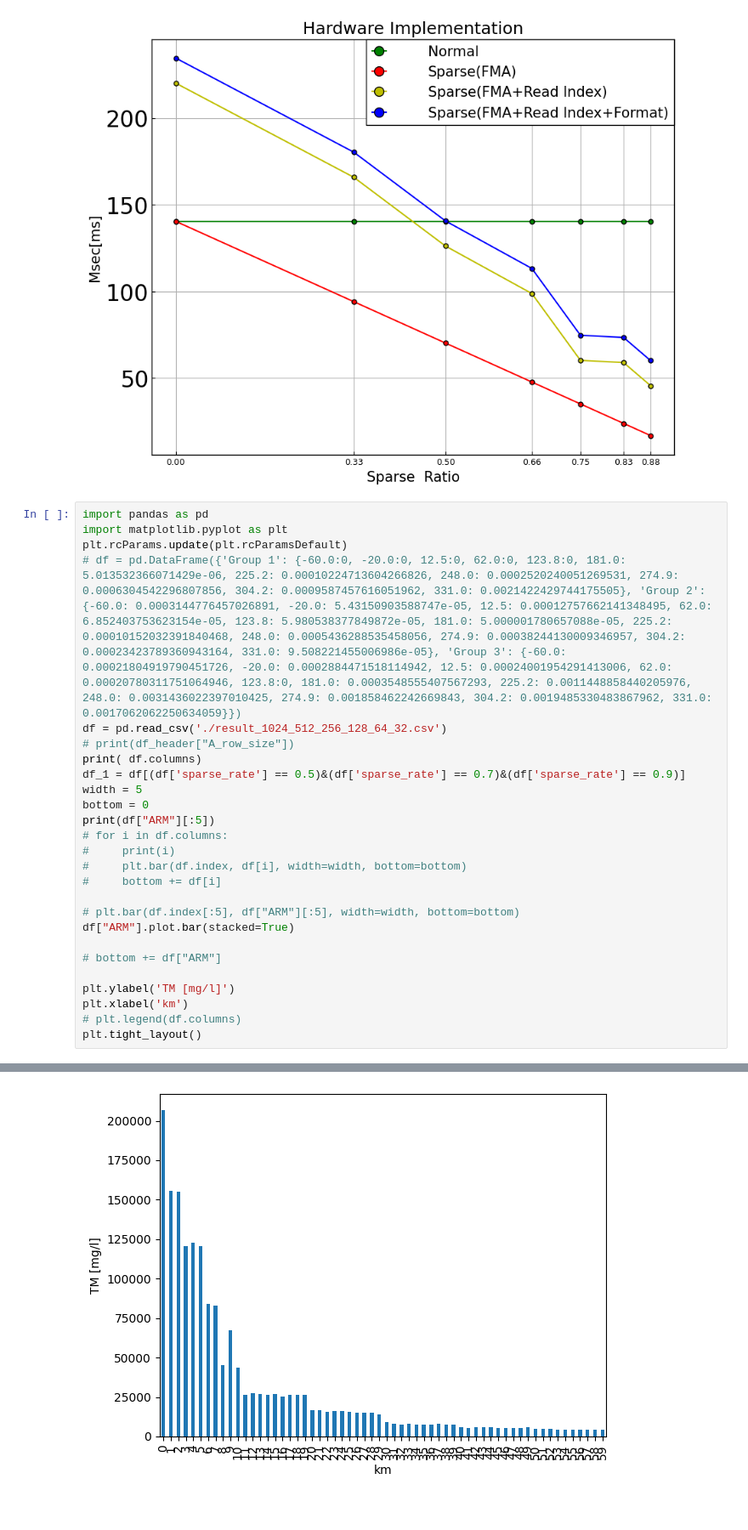
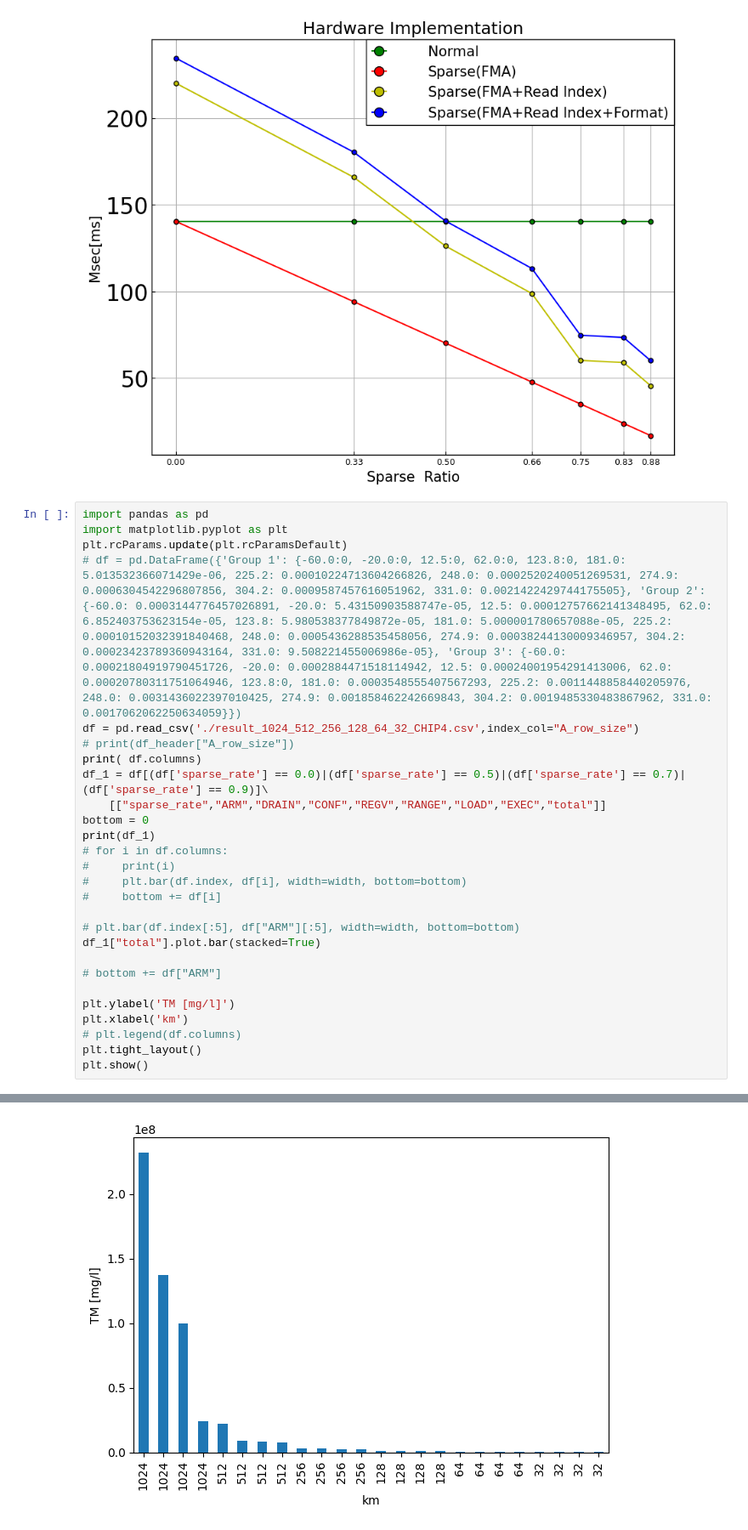
Before and after one commit to taku2365/IMAX_sparse.cent, a Jupyter notebook: src/emax6_sparselib/result_vis.ipynb, the cells around one changed output, grey strips where cells are left out. Shown at 85% size. Cells and saved outputs as stored; diff of their text form.

```diff
--- a/src/emax6_sparselib/result_vis.ipynb
+++ b/src/emax6_sparselib/result_vis.ipynb
@@ -121,20 +121,20 @@ import pandas as pd
 import matplotlib.pyplot as plt
 plt.rcParams.update(plt.rcParamsDefault)
 # df = pd.DataFrame({'Group 1': {-60.0:0, -20.0:0, 12.5:0, 62.0:0, 123.8:0, 181.0: 5.013532366071429e-06, 225.2: 0.00010224713604266826, 248.0: 0.0002520240051269531, 274.9: 0.0006304542296807856, 304.2: 0.0009587457616051962, 331.0: 0.0021422429744175505}, 'Group 2': {-60.0: 0.0003144776457026891, -20.0: 5.43150903588747e-05, 12.5: 0.00012757662141348495, 62.0: 6.852403753623154e-05, 123.8: 5.980538377849872e-05, 181.0: 5.000001780657088e-05, 225.2: 0.00010152032391840468, 248.0: 0.0005436288535458056, 274.9: 0.00038244130009346957, 304.2: 0.00023423789360943164, 331.0: 9.508221455006986e-05}, 'Group 3': {-60.0: 0.00021804919790451726, -20.0: 0.0002884471518114942, 12.5: 0.00024001954291413006, 62.0: 0.00020780311751064946, 123.8:0, 181.0: 0.0003548555407567293, 225.2: 0.0011448858440205976, 248.0: 0.0031436022397010425, 274.9: 0.001858462242669843, 304.2: 0.0019485330483867962, 331.0: 0.0017062062250634059}})
-df = pd.read_csv('./result_1024_512_256_128_64_32.csv')
+df = pd.read_csv('./result_1024_512_256_128_64_32_CHIP4.csv',index_col="A_row_size")
 # print(df_header["A_row_size"])
 print( df.columns)
-df_1 = df[(df['sparse_rate'] == 0.5)&(df['sparse_rate'] == 0.7)&(df['sparse_rate'] == 0.9)]
-width = 5
+df_1 = df[(df['sparse_rate'] == 0.0)|(df['sparse_rate'] == 0.5)|(df['sparse_rate'] == 0.7)|(df['sparse_rate'] == 0.9)]\
+    [["sparse_rate","ARM","DRAIN","CONF","REGV","RANGE","LOAD","EXEC","total"]]
 bottom = 0
-print(df["ARM"][:5])
+print(df_1)
 # for i in df.columns:
 #     print(i)
 #     plt.bar(df.index, df[i], width=width, bottom=bottom)
 #     bottom += df[i]
 
 # plt.bar(df.index[:5], df["ARM"][:5], width=width, bottom=bottom)
-df["ARM"].plot.bar(stacked=True)
+df_1["total"].plot.bar(stacked=True)
 
 # bottom += df["ARM"]
 
@@ -142,4 +142,5 @@ plt.ylabel('TM [mg/l]')
 plt.xlabel('km')
 # plt.legend(df.columns)
 plt.tight_layout()
+plt.show()
 # %% [output]
@@ -157,4 +164,4 @@ Name: ARM, dtype: int64
-[figure, old version]
+[figure, new version]
 # %%
 import matplotlib.pyplot as plt
 import numpy as np
```
Also changed, not shown: parts of 6 cells of this notebook, 55 other files.
